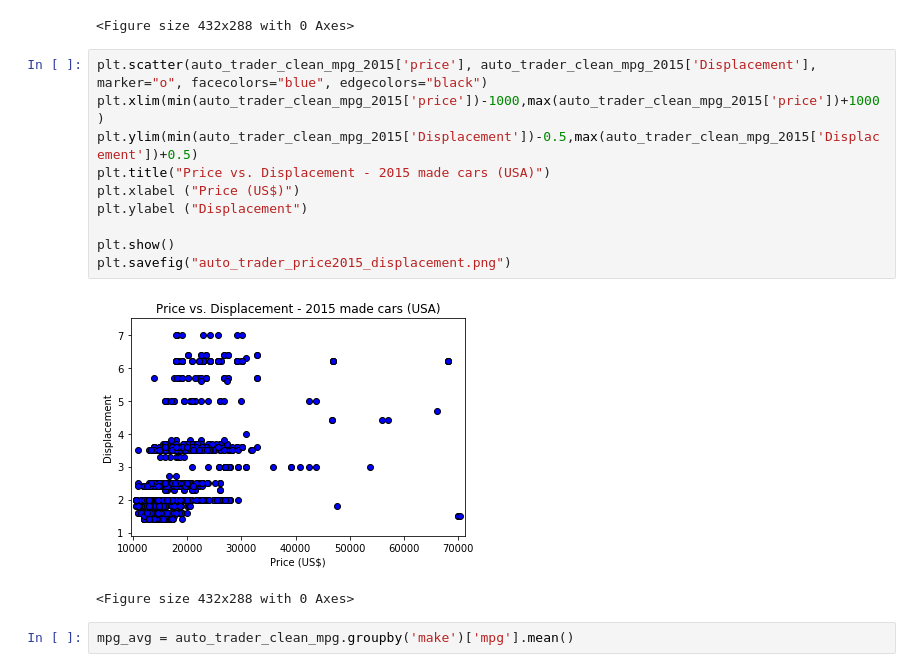
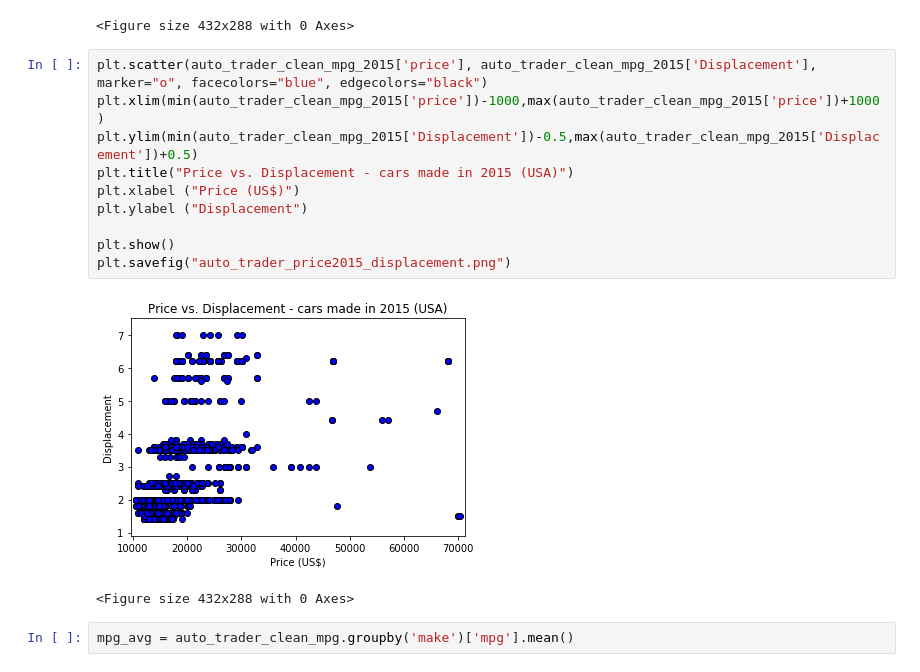
Before and after one commit to Pyligent/Car_ETL_PROJECT, a Jupyter notebook: Auto_trader_merge.ipynb, the cells around one changed output. Cells and saved outputs as stored; diff of their text form.

```diff
--- a/Auto_trader_merge.ipynb
+++ b/Auto_trader_merge.ipynb
@@ -224,15 +224,15 @@ plt.savefig("auto_trader_displacement_MPG.png")
 # %%
 plt.scatter(auto_trader_clean_mpg_2015['price'], auto_trader_clean_mpg_2015['Displacement'], marker="o", facecolors="blue", edgecolors="black")
 plt.xlim(min(auto_trader_clean_mpg_2015['price'])-1000,max(auto_trader_clean_mpg_2015['price'])+1000)
 plt.ylim(min(auto_trader_clean_mpg_2015['Displacement'])-0.5,max(auto_trader_clean_mpg_2015['Displacement'])+0.5)
-plt.title("Price vs. Displacement - 2015 made cars (USA)")
+plt.title("Price vs. Displacement - cars made in 2015 (USA)")
 plt.xlabel ("Price (US$)")
 plt.ylabel ("Displacement")
 
 plt.show()
 plt.savefig("auto_trader_price2015_displacement.png")
 # %% [output]
-[figure, old version]
+[figure, new version]
 <Figure size 432x288 with 0 Axes>
 # %%
 mpg_avg = auto_trader_clean_mpg.groupby('make')['mpg'].mean()
```
Also changed, not shown: 3 other files.
